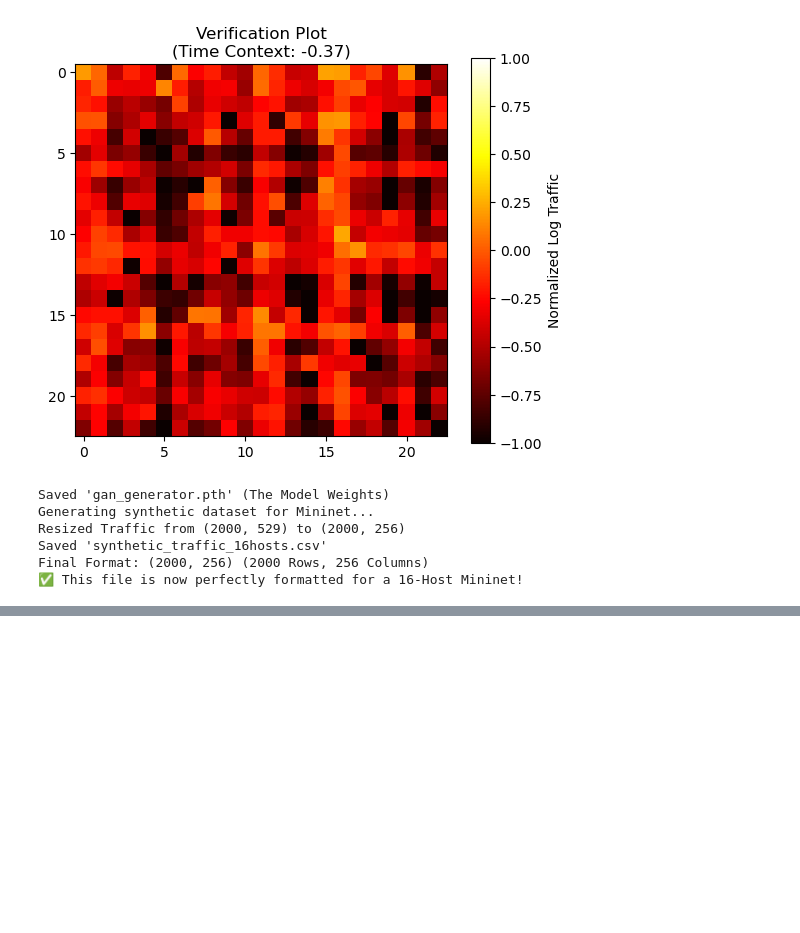
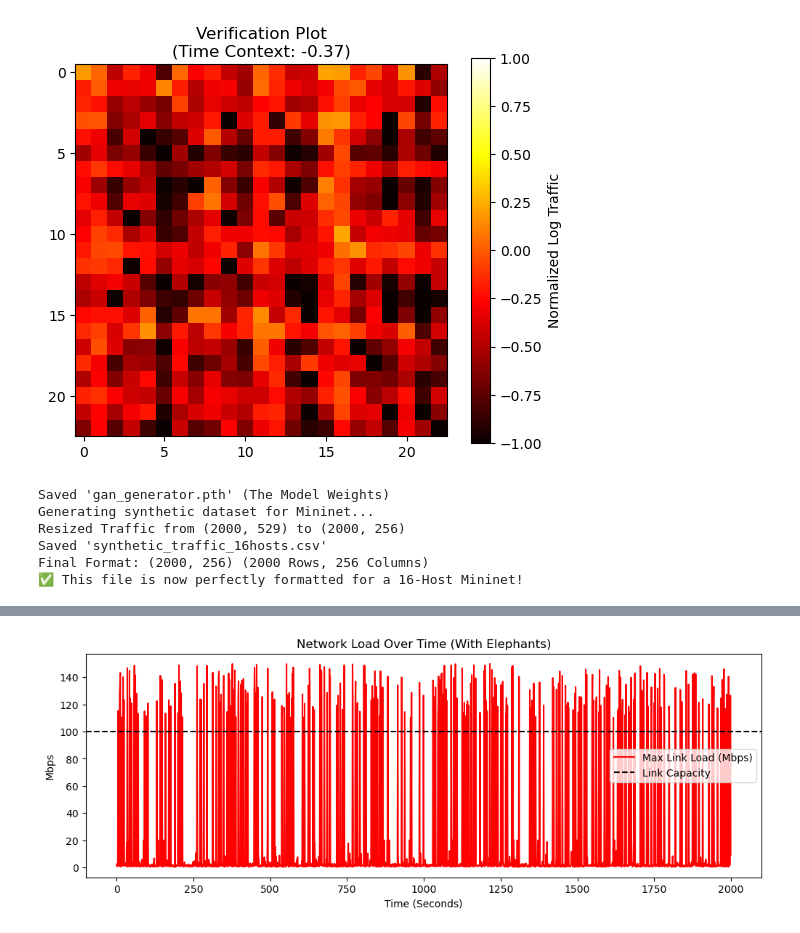
Before and after one commit to SanthoshRaaj-KR/Network_Automation, a Jupyter notebook: WGAN.ipynb, the cells around one changed output, grey strips where cells are left out. Drawn from its saved outputs; the diff is of its cells as text; code cells hidden in the pictures; blank space fills up the shorter version.

```diff
--- a/WGAN.ipynb
+++ b/WGAN.ipynb
@@ -593,0 +743,78 @@ Final Format: (2000, 256) (2000 Rows, 256 Columns)
+# %%
+import pandas as pd
+import numpy as np
+import matplotlib.pyplot as plt
+import random
+
+# --- CONFIGURATION ---
+INPUT_FILE = "synthetic_traffic_16hosts.csv"       # Your original WGAN output
+OUTPUT_FILE = "synthetic_traffic_16hosts_ELEPHANTS.csv" # The new "Smart" file
+
+# SIMULATION SETTINGS
+NUM_HOSTS = 16
+PROBABILITY_OF_ELEPHANT = 0.15  # 30% chance a row has an Elephant
+ELEPHANT_SIZE_MIN = 110.0      # Min Mbps for Elephant (Congestion > 100)
+ELEPHANT_SIZE_MAX = 150.0      # Max Mbps for Elephant
+
+print(f"🐘 INJECTING ELEPHANT FLOWS INTO: {INPUT_FILE}")
+
+# 1. Load Data
+df = pd.read_csv(INPUT_FILE, header=None)
+data = df.values
+num_rows, num_cols = data.shape
+
+# 2. The Logic: "Sniper Injection"
+# We iterate through every second (row) of the simulation.
+# We roll a dice. If it hits, we pick a random pair and make them HUGE.
+
+boosted_data = data.copy()
+
+# A. First, clamp the background noise so it stays small (Mice)
+# We limit "normal" traffic to 20 Mbps so it doesn't interfere
+boosted_data = np.clip(boosted_data, 0, 20.0)
+
+print("   ... Background noise clamped to 20 Mbps.")
+print("   ... Injecting Elephants (110-150 Mbps)...")
+
+elephant_count = 0
+
+for i in range(num_rows):
+    # Roll the dice: Should an Elephant appear at this second?
+    if random.random() < PROBABILITY_OF_ELEPHANT:
+        # Pick a Random Source and Destination
+        # (Avoid src == dst)
+        src = random.randint(0, NUM_HOSTS - 1)
+        dst = random.randint(0, NUM_HOSTS - 1)
+        while src == dst:
+            dst = random.randint(0, NUM_HOSTS - 1)
+
+        # Calculate the Column Index for this pair
+        # Formula: col = src * NUM_HOSTS + dst
+        col_idx = src * NUM_HOSTS + dst
+
+        # Inject the Elephant!
+        flow_size = random.uniform(ELEPHANT_SIZE_MIN, ELEPHANT_SIZE_MAX)
+        boosted_data[i, col_idx] = flow_size
+
+        elephant_count += 1
+
+# 3. Stats
+print("\n📊 NEW DISTRIBUTION:")
+print(f"   Total Seconds Simulated: {num_rows}")
+print(f"   Elephant Flows Injected: {elephant_count}")
+print(f"   Congestion Events: {np.sum(boosted_data > 100)}")
+
+# 4. Save
+pd.DataFrame(boosted_data).to_csv(OUTPUT_FILE, header=False, index=False)
+print(f"   💾 Saved to: {OUTPUT_FILE}")
+
+# 5. Visual Check (First 1000 flows)
+plt.figure(figsize=(12, 4))
+plt.plot(boosted_data.max(axis=1), label="Max Link Load (Mbps)", color='red')
+plt.axhline(y=100, color='black', linestyle='--', label="Link Capacity")
+plt.title("Network Load Over Time (With Elephants)")
+plt.xlabel("Time (Seconds)")
+plt.ylabel("Mbps")
+plt.legend()
+plt.show()
+# %% [output]
@@ -593,0 +830 @@ Final Format: (2000, 256) (2000 Rows, 256 Columns)
+[figure, added]
```
Also changed, not shown: parts of 7 cells of this notebook, 4 other files.
